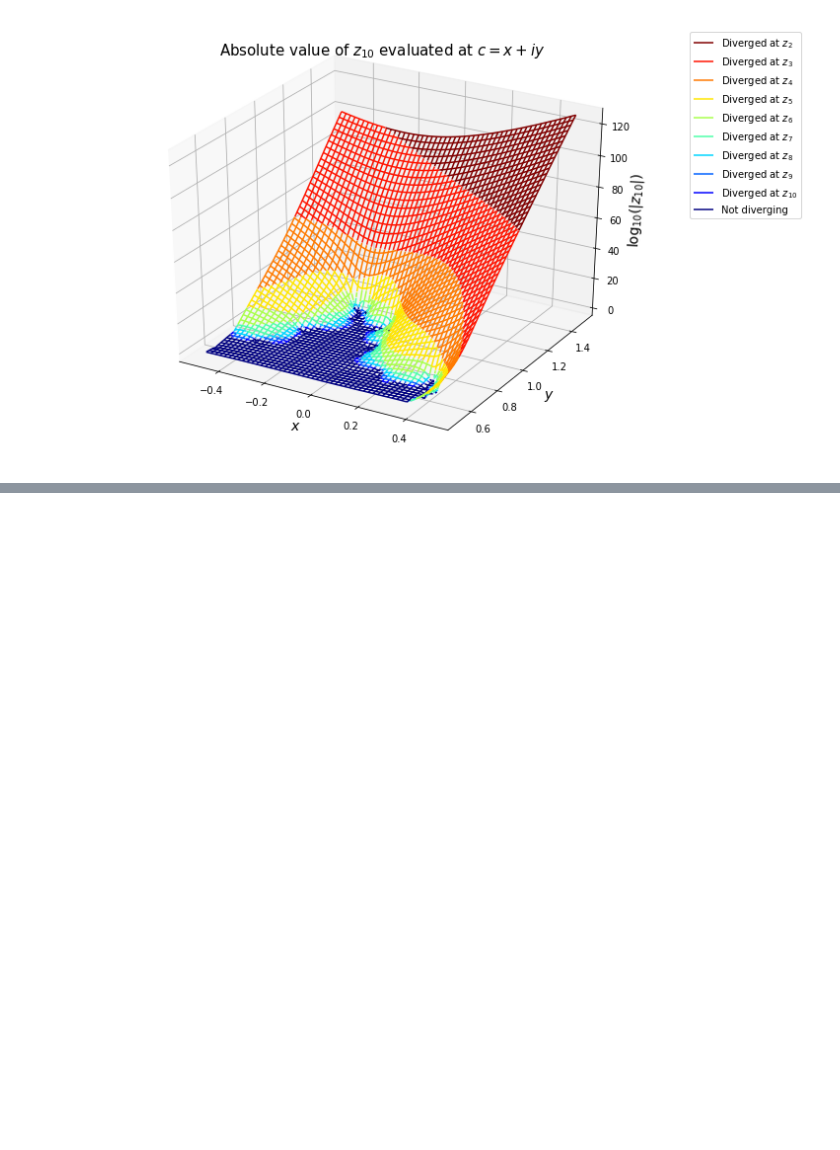
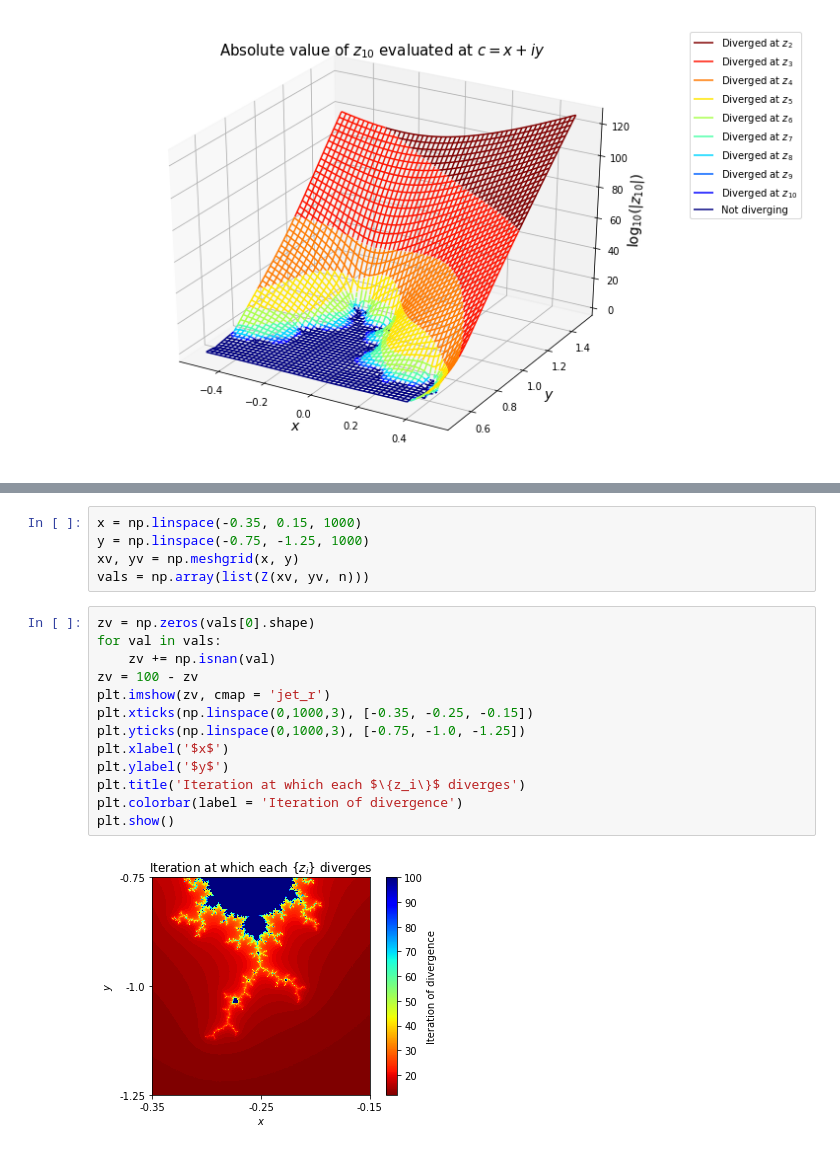
Before and after one commit to mwbub/Bub_Mathew_Assignment1, a Jupyter notebook: question4/question4.ipynb, the cells around one changed output, grey strips where cells are left out. Cells and saved outputs as stored; diff of their text form; blank space fills up the shorter version.

```diff
--- a/question4/question4.ipynb
+++ b/question4/question4.ipynb
@@ -147,0 +183,20 @@ plt.show()
+# %%
+x = np.linspace(-0.35, 0.15, 1000)
+y = np.linspace(-0.75, -1.25, 1000)
+xv, yv = np.meshgrid(x, y)
+vals = np.array(list(Z(xv, yv, n)))
+# %%
+zv = np.zeros(vals[0].shape)
+for val in vals:
+    zv += np.isnan(val)
+zv = 100 - zv
+plt.imshow(zv, cmap = 'jet_r')
+plt.xticks(np.linspace(0,1000,3), [-0.35, -0.25, -0.15])
+plt.yticks(np.linspace(0,1000,3), [-0.75, -1.0, -1.25])
+plt.xlabel('$x$')
+plt.ylabel('$y$')
+plt.title('Iteration at which each $\{z_i\}$ diverges')
+plt.colorbar(label = 'Iteration of divergence')
+plt.show()
+# %% [output]
+[figure, added]
```
Also changed, not shown: parts of 10 cells of this notebook, 1 other file.
